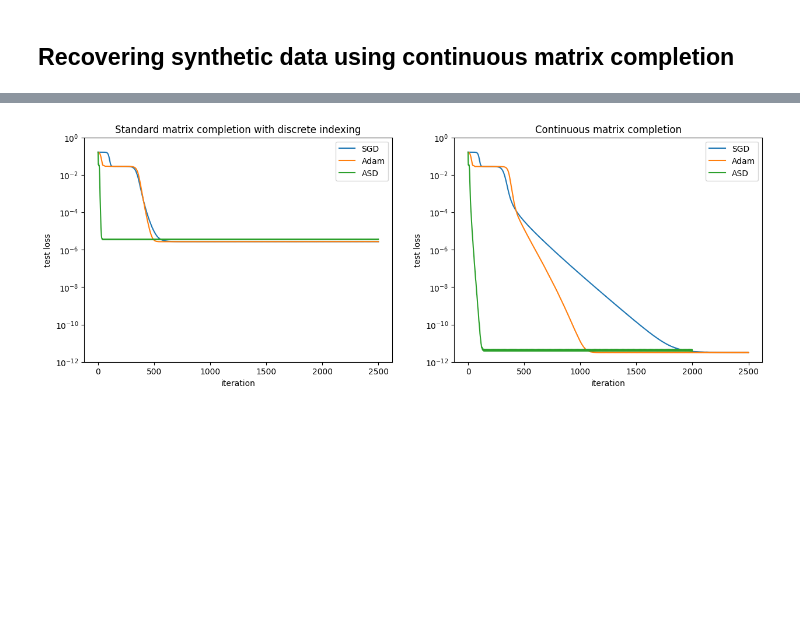
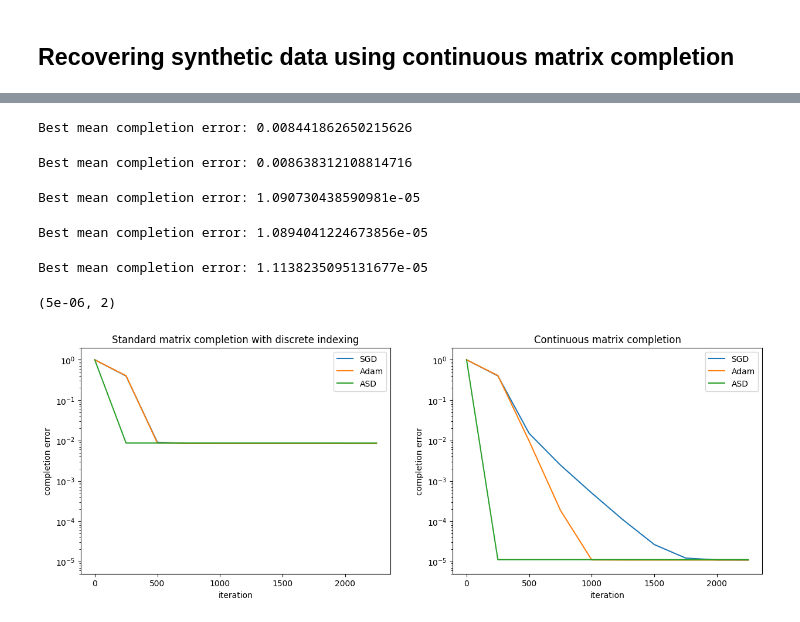
Before and after one commit to SeanESCA/continuous-matrix-completion, a Jupyter notebook: Experiments.ipynb, the cells around one changed output, grey strips where cells are left out. Saved outputs shown, nothing was run; the diff lists cells and outputs as text; code cells hidden in the pictures; blank space fills up the shorter version.

```diff
--- a/Experiments.ipynb
+++ b/Experiments.ipynb
@@ -958,26 +605,67 @@ res_asd_syn_cX = asd_f(U,W,F,Y,X,B,dk=2000,K=2000)
+# %%
+# Adam with discrete indexing.
+X, Y = initial(A, r)
+res_adam_syn_cI = optimise(X, Y, F, I, "adam", loss=mse_loss_cont, lr=0.01,
+                           true_err_fn=true_err_fn,
+                           B=B, dk=K, K=K, k_test=k_test, k_true=k_test)
+# %% [output]
+Best mean completion error: 0.008441862650215626
+# %%
+# ASD with discrete indexing.
+X, Y = initial(A, r)
+res_asd_syn_cI = asd(X, Y, F, I, train_loss_fn=asd_loss_cont,
+                     test_loss_fn=asd_loss_cont, true_err_fn=true_err_fn,
+                     B=B, dk=K, K=K, k_test=k_test, k_true=k_test)
+# %% [output]
+Best mean completion error: 0.008638312108814716
+# %%
+# SGD with continuous indexing.
+X, Y = initial(A,r)
+res_sgd_syn_cX = optimise(X, Y, F, I_cont, lr=16, loss=mse_loss_cont,
+                          true_err_fn=true_err_fn,
+                          B=B, dk=K, K=K, k_test=k_test, k_true=k_test)
+# %% [output]
+Best mean completion error: 1.090730438590981e-05
+# %%
+# Adam with continuous indexing.
+X, Y = initial(A, r)
+res_adam_syn_cX = optimise(X, Y, F, I_cont, "adam", lr=0.01, loss=mse_loss_cont,
+                           true_err_fn=true_err_fn,
+                           B=B, dk=K, K=K, k_test=k_test, k_true=k_test)
+# %% [output]
+Best mean completion error: 1.0894041224673856e-05
+# %%
+# ASD with continuous indexing.
+X, Y = initial(A, r)
+
+# Need to implement functions for different learning rates.
+res_asd_syn_cX = asd(X, Y, F, I_cont, train_loss_fn=asd_loss_cont,
+                     test_loss_fn=asd_loss_cont, true_err_fn=true_err_fn,
+                    lrX_fn=lrX_cont, lrY_fn=lrY_cont, B=B, dk=K, K=K, k_test=k_test, k_true=k_test)
+# %% [output]
+Best mean completion error: 1.1138235095131677e-05
 # %%
-loss_str = "test_loss_list"
+loss_str = "true_err_list"
 fig = plt.figure(figsize=(15,5))
 ax = fig.add_subplot(1,2,1)
-plt.semilogy(res_sgd_syn_cI[loss_str], label="SGD")
-plt.semilogy(res_adam_syn_cI[loss_str], label="Adam")
-plt.semilogy(res_asd_syn_cI[loss_str], label="ASD")
+plt.semilogy(np.arange(0, K, k_test), res_sgd_syn_cI[loss_str], label="SGD")
+plt.semilogy(np.arange(0, K, k_test), res_adam_syn_cI[loss_str], label="Adam")
+plt.semilogy(np.arange(0, K, k_test), res_asd_syn_cI[loss_str], label="ASD")
+ax.set_title(f"Standard matrix completion with discrete indexing")
 ax.legend(loc="upper right")
-ax.set_title(f"Standard matrix completion with discrete indexing")
 ax.set_xlabel("iteration")
-ax.set_ylabel("test loss")
-ax.set_ylim((1e-12, 1))
+ax.set_ylabel("completion error")
+ax.set_ylim((5e-6, 2))
 
 ax = fig.add_subplot(1,2,2)
-plt.semilogy(res_sgd_syn_cX[loss_str], label="SGD")
-plt.semilogy(res_adam_syn_cX[loss_str], label="Adam")
-plt.semilogy(res_asd_syn_cX[loss_str], label="ASD")
+plt.semilogy(np.arange(0, K, k_test), res_sgd_syn_cX[loss_str], label="SGD")
+plt.semilogy(np.arange(0, K, k_test), res_adam_syn_cX[loss_str], label="Adam")
+plt.semilogy(np.arange(0, K, k_test), res_asd_syn_cX[loss_str], label="ASD")
 ax.legend(loc="upper right")
 ax.set_title(f"Continuous matrix completion")
 ax.set_xlabel("iteration")
-ax.set_ylabel("test loss")
-ax.set_ylim((1e-12, 1))
-
-fig.savefig("syn_cont_test")
+ax.set_ylabel("completion error")
+ax.set_ylim((5e-6, 2))
 # %% [output]
+(5e-06, 2)
-[figure, old version]
+[figure, new version]
```
Also changed, not shown: parts of 87 cells of this notebook, 1 other file.
